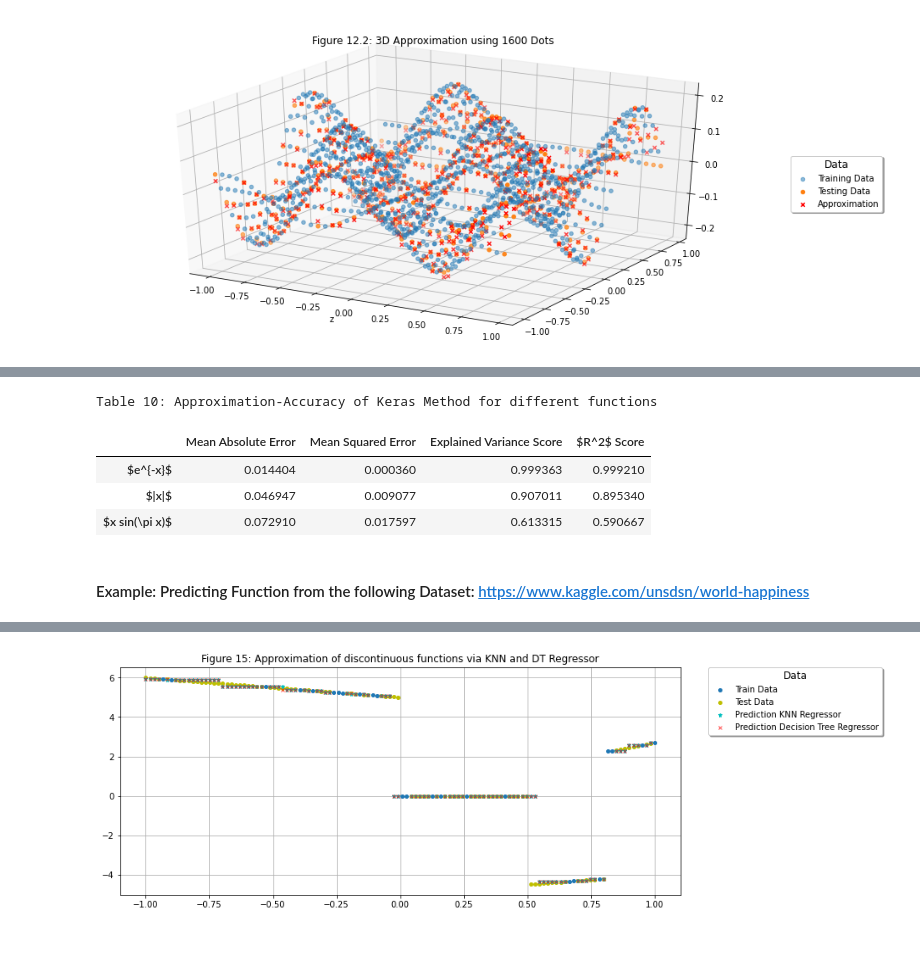
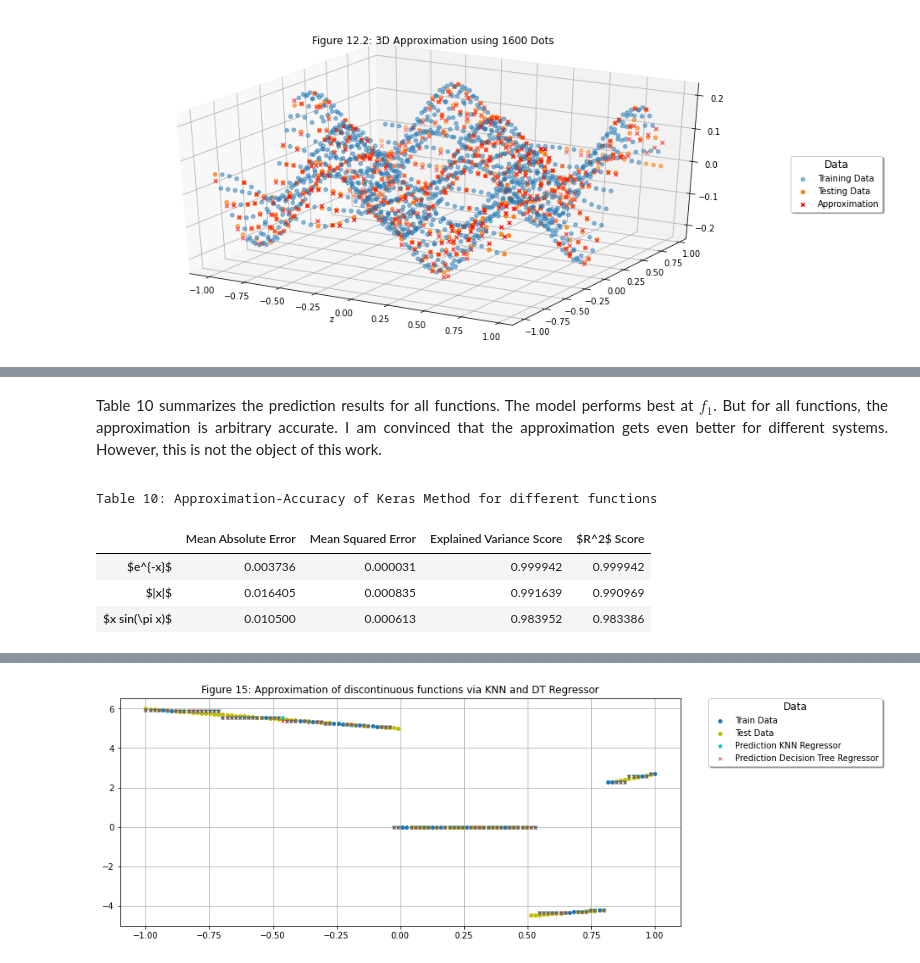
Before and after one commit to ArbiKodraj/Final_Project, a Jupyter notebook: FunctionApproximation.ipynb, the cells around one changed output, grey strips where cells are left out. Drawn from its saved outputs; the diff is of its cells as text; code cells hidden in the pictures.

Commit message:
keras text part one

```diff
--- a/FunctionApproximation.ipynb
+++ b/FunctionApproximation.ipynb
@@ -757,11 +783,5 @@ three_d_func2.pltres(12.2)
 # %%
-f1 = SeqMethod(
-    first_function, 250, 200
-)
-f2 = SeqMethod(
-    second_function, 250, 300
-)
-f3 = SeqMethod(
-    third_function, 250, 300
-)
+f1 = SeqMethod(first_function, 250, 500)
+f2 = SeqMethod(second_function, 250, 500)
+f3 = SeqMethod(third_function, 250, 500)
 # %%
@@ -808,18 +822,14 @@ plt_side_by_side(
+# %% [markdown]
+<p style="text-align: justify">
+Table 10 summarizes the prediction results for all functions. The model performs best at $f_1$. But for all functions, the approximation is arbitrary accurate. I am convinced that the approximation gets even better for different systems. However, this is not the object of this work.
+<p>
 # %%
-test_pred = [
-    y_test1, y_test2, y_test3
-]
-test_list = [
-    pred1, pred2, pred3
-]
-gen_frame(
-    test_pred, test_list, 10
-)
+test_pred = [y_test1, y_test2, y_test3]
+test_list = [pred1, pred2, pred3]
+gen_frame(test_pred, test_list, 10)
 # %% [output]
 Table 10: Approximation-Accuracy of Keras Method for different functions
 |  | Mean Absolute Error | Mean Squared Error | Explained Variance Score | $R^2$ Score |
-| $e^{-x}$ | 0.014404 | 0.000360 | 0.999363 | 0.999210 |
-| $|x|$ | 0.046947 | 0.009077 | 0.907011 | 0.895340 |
-| $x sin(\pi x)$ | 0.072910 | 0.017597 | 0.613315 | 0.590667 |
+| $e^{-x}$ | 0.003736 | 0.000031 | 0.999942 | 0.999942 |
+| $|x|$ | 0.016405 | 0.000835 | 0.991639 | 0.990969 |
+| $x sin(\pi x)$ | 0.010500 | 0.000613 | 0.983952 | 0.983386 |
-# %% [markdown]
-#### Example: Predicting Function from the following Dataset: https://www.kaggle.com/unsdsn/world-happiness
```
Also changed, not shown: parts of 16 cells of this notebook, 5 other files.
